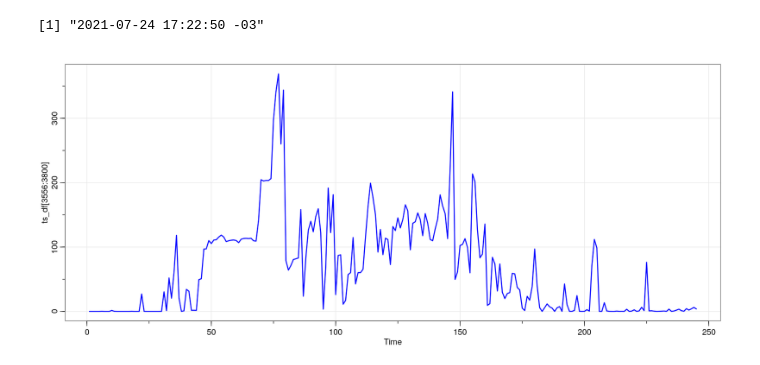
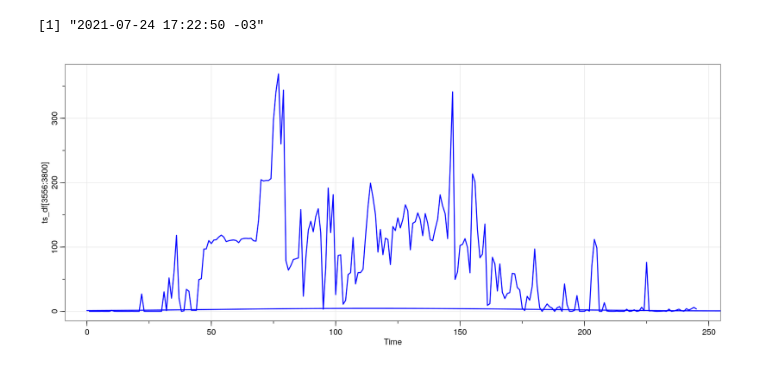
Before and after one commit to SeriesTemporales2021/obligatorio-apst-peirano_romero_martinez, a Jupyter notebook: work_dir/mauricio_slots_pred_peya_auto_sin_findes.ipynb, the cells around one changed output. Drawn from its saved outputs; the diff is of its cells as text; code cells hidden in the pictures.

```diff
--- a/work_dir/mauricio_slots_pred_peya_auto_sin_findes.ipynb
+++ b/work_dir/mauricio_slots_pred_peya_auto_sin_findes.ipynb
@@ -366,5 +366,6 @@ Sys.time()
 [1] "2021-07-24 17:22:50 -03"
 # %%
 tsplot(ts_df[3556:3800], col=4, lwd=2)
+lines(t_tren_freq, col=4, lwd=2)
 # %% [output]
-[figure, old version]
+[figure, new version]
```
Also changed, not shown: 8 other files.
